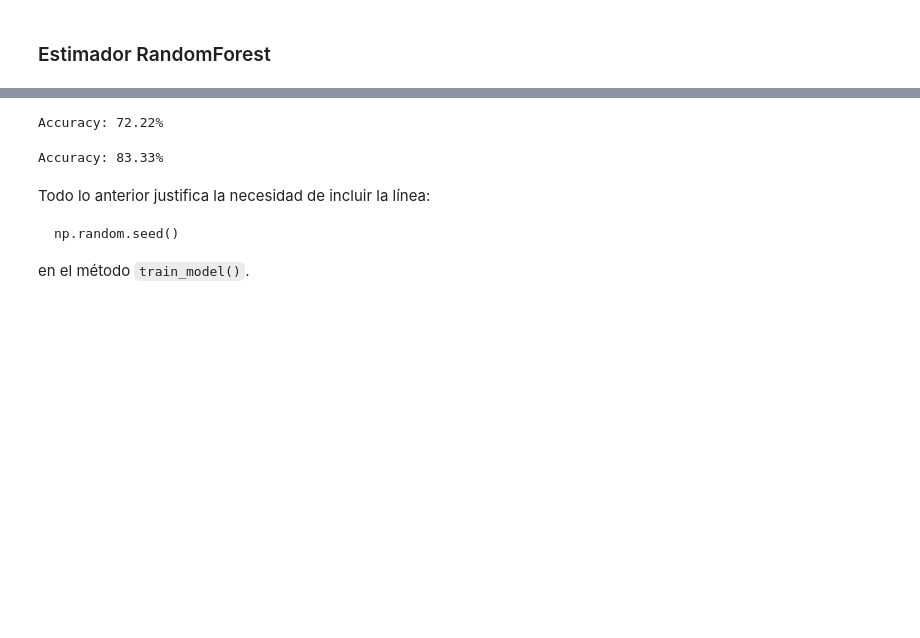
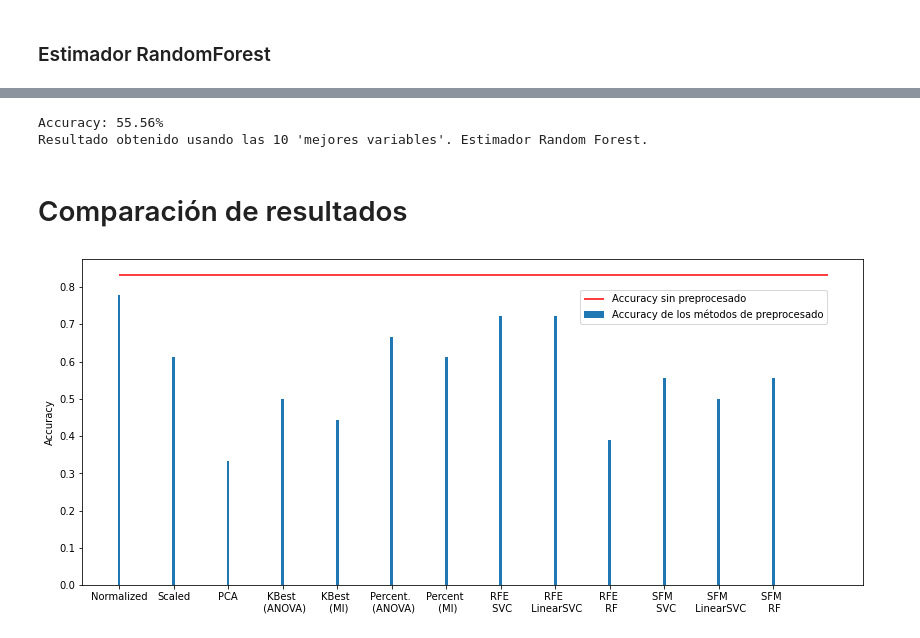
Before and after one commit to saralpzg/Kaggle_MLSP_Schizophrenia_Classification, a Jupyter notebook: Preprocesado.ipynb, the cells around one changed output, grey strips where cells are left out. Saved outputs shown, nothing was run; the diff lists cells and outputs as text; code cells hidden in the pictures; blank space fills up the shorter version.

````diff
--- a/Preprocesado.ipynb
+++ b/Preprocesado.ipynb
@@ -725,36 +810,39 @@ Accuracy: 72.22%
-# %%
-# Definir y entrenar el modelo
-XGBoost_lr3 = XGBClassifier(eval_metric="logloss", booster="gblinear", learning_rate=0.05,
-                                 random_state=0, use_label_encoder=False)
-XGBoost_lr3.fit(X_train, y_train)
-
-# Predicción en partición de test
-y_pred_XGBoost_lr3 = XGBoost_lr3.predict(X_test)
-
-# Precisión en partición de test
-accuracy = accuracy_score(y_test, y_pred_XGBoost_lr3)
-print("Accuracy: {:0.2f}%".format(accuracy * 100))
-# %% [output]
-Accuracy: 72.22%
-# %%
-# Definir y entrenar el modelo
-XGBoost_lr4 = XGBClassifier(eval_metric="logloss", booster="gblinear", learning_rate=0.001,
-                                 random_state=0, use_label_encoder=False)
-XGBoost_lr4.fit(X_train, y_train)
-
-# Predicción en partición de test
-y_pred_XGBoost_lr4 = XGBoost_lr4.predict(X_test)
-
-# Precisión en partición de test
-accuracy = accuracy_score(y_test, y_pred_XGBoost_lr4)
-print("Accuracy: {:0.2f}%".format(accuracy * 100))
-# %% [output]
-Accuracy: 83.33%
-# %% [markdown]
-Todo lo anterior justifica la necesidad de incluir la línea:
-
-```
-np.random.seed()
-```
-
-en el método ``train_model()``.
+# %%
+preprocess = SelectFromModel(estimator, threshold=-np.inf, max_features=10)
+
+X_train_processed = preprocess.fit_transform(X_train, y_train)
+X_test_processed = preprocess.fit_transform(X_test, y_test)
+
+# Definir y entrenar el modelo
+rfe_sfm_rf_opt = XGBClassifier(eval_metric="logloss", booster="gblinear", learning_rate=0.1,
+                               random_state=0, use_label_encoder=False)
+rfe_sfm_rf_opt.fit(X_train_processed, y_train)
+
+# Predicción en partición de test
+y_pred_sfm_rf = rfe_sfm_rf_opt.predict(X_test_processed)
+
+# Precisión en partición de test
+acc_sfm_rf = accuracy_score(y_test, y_pred_sfm_rf)
+print("Accuracy: {:0.2f}%".format(acc_sfm_rf * 100))
+print("Resultado obtenido usando las 10 'mejores variables'. Estimador Random Forest.")
+# %% [output]
+Accuracy: 55.56%
+Resultado obtenido usando las 10 'mejores variables'. Estimador Random Forest.
+# %% [markdown]
+# Comparación de resultados
+# %%
+import matplotlib.pyplot as plt
+
+results = [acc_normalized, acc_scaled, acc_pca, acc_select_k, acc_select_k2, acc_select_percent, acc_select_percent2,
+          acc_rfe_svc, acc_rfe_linearsvc, acc_rfe_rf, acc_sfm_svc, acc_sfm_linearsvc, acc_sfm_rf]
+
+plt.figure(figsize=(14, 6))
+xaxis = ["Normalized", "Scaled", "PCA", "KBest \n (ANOVA)", "KBest \n (MI)", "Percent. \n (ANOVA)", "Percent \n (MI)",
+         "RFE \n SVC", "RFE \n LinearSVC", "RFE \n RF", "SFM \n SVC", "SFM \n LinearSVC", "SFM \n RF"]
+plt.bar(xaxis, results, width=0.05, label="Accuracy de los métodos de preprocesado")
+plt.hlines(xmin=0, xmax=13, y=accuracy_no_preprocessing, color="red", label="Accuracy sin preprocesado")
+plt.legend(bbox_to_anchor=(0.96, 0.92))
+plt.ylabel("Accuracy")
+plt.show()
+# %% [output]
+[figure, added]
````
Also changed, not shown: parts of 45 cells of this notebook, 9 other files.
